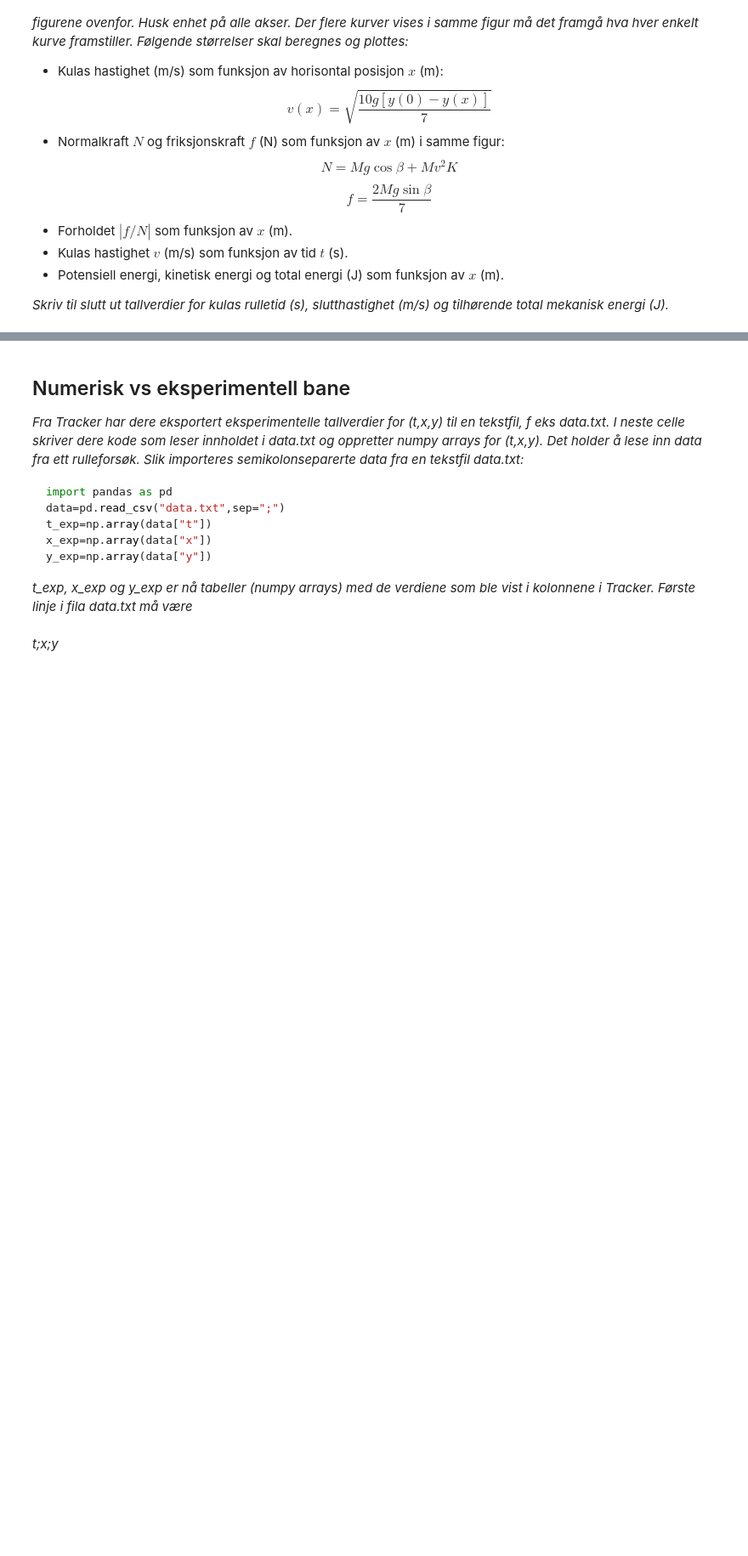
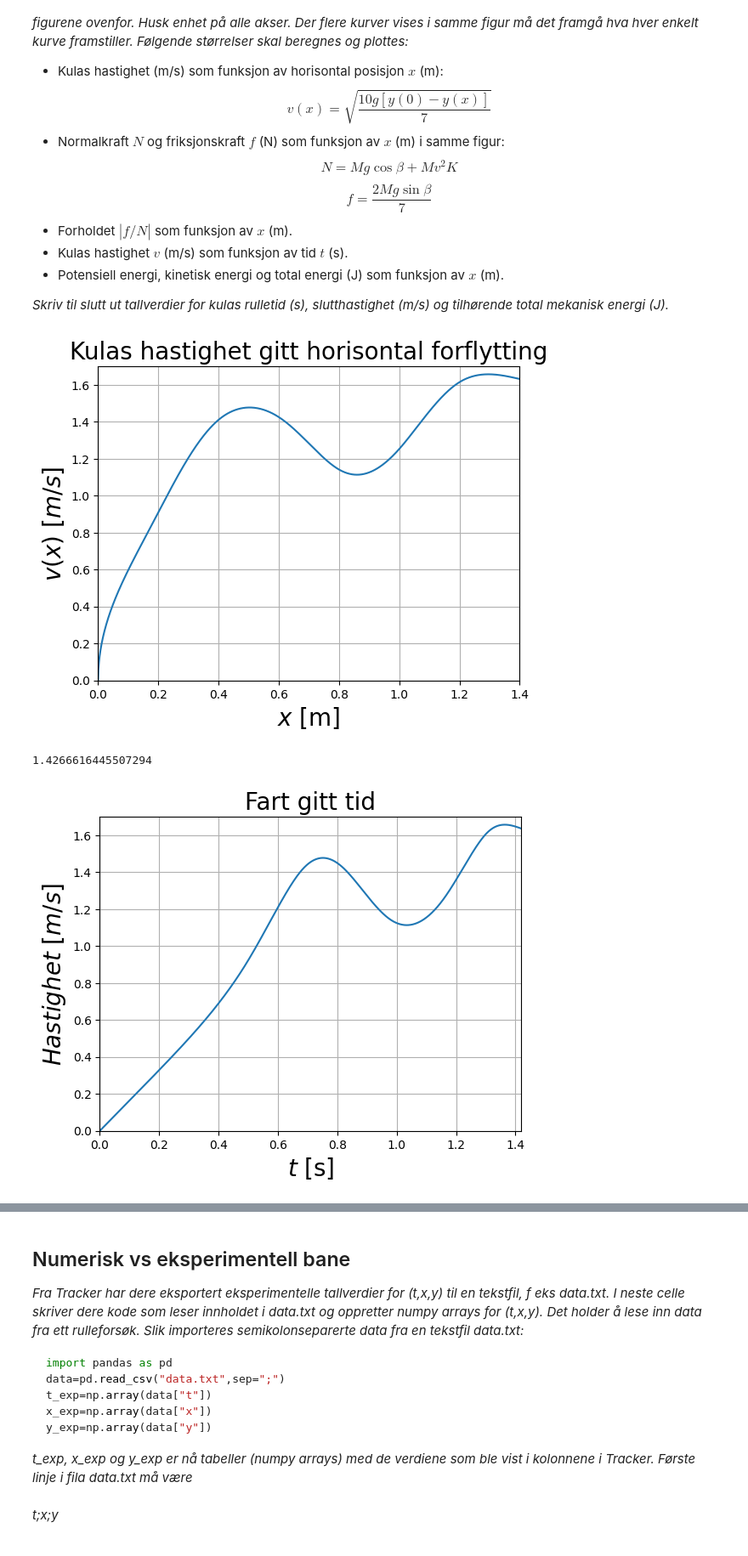
Before and after one commit to okhel/fyslab, a Jupyter notebook: mal_V24.ipynb, the cells around one changed output, grey strips where cells are left out. Shown: that part at 85% size. Cells and saved outputs as stored; diff of their text form; code cells hidden in the pictures; blank space fills up the shorter version.

```diff
--- a/mal_V24.ipynb
+++ b/mal_V24.ipynb
@@ -70,6 +70,7 @@ Nx = len(x)
 
 #Skruehøyder:
 yfast = np.zeros(8)
+"""
 yfast[0] = 0.300
 yfast[1] = yfast[0] - np.random.randint(40,60)/1000
 yfast[2] = yfast[1] - np.random.randint(70,90)/1000
@@ -78,11 +79,12 @@ yfast[4] = yfast[3] + np.random.randint(30,70)/1000
 yfast[5] = yfast[4] + np.random.randint(-20,20)/1000
 yfast[6] = yfast[5] - np.random.randint(40,80)/1000
 yfast[7] = yfast[6] + np.random.randint(-40,40)/1000
+"""
 
 #Kjør denne cellen så mange ganger dere vil, inntil dere får en baneform dere er fornøyd med.
 #Når endelig baneform er valgt:
 #Sett inn skruehøydene med 3 desimaler (m) og fjern kommentarsymbolet ("#") i neste linje.
-#yfast = np.asarray([0.300,,,,,,,])
+yfast = np.asarray([0.3, 0.241, 0.158, 0.155, 0.207, 0.188, 0.114, 0.11])
 #Når endelig baneform er valgt, kan dere gjerne legge inn # i starten på de 8 linjene som beregner yfast[] ovenfor
 
 #Beregninger:
@@ -174,5 +176,72 @@ $$f = \frac{2Mg\sin\beta}{7}$$
 # %%
 #Numerisk beregning og plotting av de fysiske størrelsene v(x), N(x), f(x), f/N|, v(t), Epot(x), Ekin(x), Etot(x)
 
+v = np.sqrt(10*g*(y[0]-y)/7)
+
+plt.plot(x,v)
+plt.title('Kulas hastighet gitt horisontal forflytting',fontsize=20)
+plt.xlabel('$x$ [m]',fontsize=20)
+plt.ylabel('$v(x)$ [$m/s$]',fontsize=20)
+plt.ylim(0, 1.700)
+plt.xlim(0,1.400)
+plt.grid()
+plt.show()
+
+t = np.zeros(1401)
+vx = np.zeros(1401)
+dx = x[1]-x[0]
+for z in range(1, 1401):
+    t[z] = t[z-1] + 2*dx/(v[z-1]*np.cos(beta[z-1])+v[z]*np.cos(beta[z]))
+plt.plot(t,v)
+plt.title('Fart gitt tid',fontsize=20)
+plt.xlabel('$t$ [s]',fontsize=20)
+plt.ylabel('$Hastighet$ [$m/s$]',fontsize=20)
+plt.ylim(0, 1.700)
+plt.xlim(0, 1.42)
+plt.grid()
+plt.show()
+
+N = M*g*np.cos(beta) + M*v**2*K
+f = 2*M*g*np.sin(beta)/7
+plt.plot(x,N, 'r-', label=r"Normalkraft")
+plt.plot(x,f, 'b-', label=r"Friksjonskraft")
+plt.title('Kulas normal- og friksjonskraft',fontsize=20)
+plt.xlabel('$x$ [m]',fontsize=20)
+plt.ylabel('$F(x)$ [$N$]',fontsize=20)
+plt.ylim(-0.1, .600)
+plt.xlim(0,1.420)
+plt.grid()
+plt.legend()
+plt.show()
+
+
+plt.plot(x,abs(f/N))
+plt.title('Forhold mellom friksjon og normalkraft',fontsize=20)
+plt.xlabel('$x$ [m]',fontsize=20)
+plt.ylabel('$|f/N|$ [$1$]',fontsize=20)
+plt.ylim(0, 1.700)
+plt.xlim(0,1.400)
+plt.grid()
+plt.show()
+
+Ek = (1+c)/2*M*v**2
+Ep = M*g*y
+E = Ek + Ep
+plt.plot(x,Ek, "r-", label="Kinetisk energi")
+plt.plot(x,Ep, "b-", label="Potensiell energi")
+plt.plot(x,E, "y-", label="Totalenergi")
+plt.title('Energi til kula',fontsize=20)
+plt.xlabel('$x$ [m]',fontsize=20)
+plt.ylabel('$Energi$ [$J$]',fontsize=20)
+plt.ylim(0, 0.100)
+plt.xlim(0,1.400)
+plt.grid()
+plt.legend()
+plt.show()
+
 
 #Utskrift av rulletid, sluttfart, total mekanisk energi
+# %% [output]
+[figure, added]
+1.4266616445507294
+[figure, added]
```
Also changed, not shown: parts of 1 cell of this notebook.
